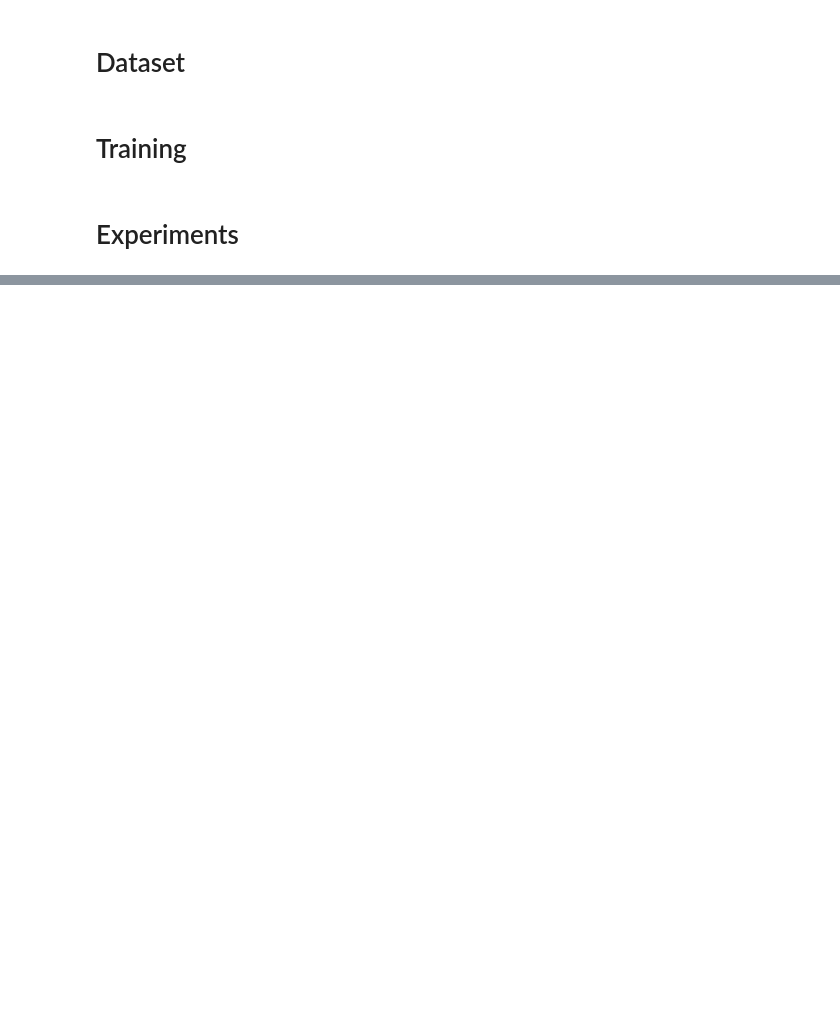
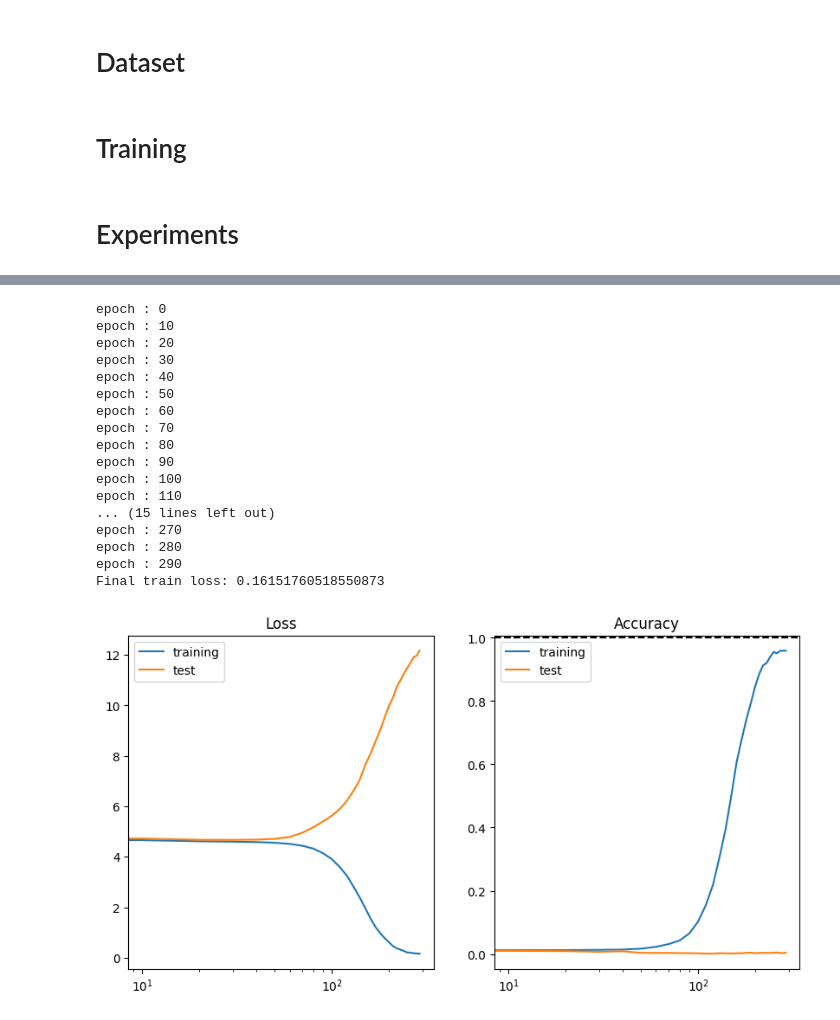
Before and after one commit to sydneyhauke/ML_proj2, a Jupyter notebook: diego.ipynb, the cells around one changed output, grey strips where cells are left out. Cells and saved outputs as stored; diff of their text form; code cells hidden in the pictures; blank space fills up the shorter version.

```diff
--- a/diego.ipynb
+++ b/diego.ipynb
@@ -138,0 +179,37 @@ logs.plot()
+# %%
+data_x, data_y = create_dataset(lambda x, y: (x - y) % group_size, group_size)
+data_sub = split_dataset(data_x, data_y, split)
+
+model_sub = Transformer(
+    voc_size=group_size,
+    embedding_size=dmodel,
+    depth=2,
+    heads=4,
+    # pos_encoder=torch.eye(2, dmodel),
+    mlp_dims=[4 * dmodel],
+).to(device)
+optimizer_sub = torch.optim.AdamW(model_sub.parameters(), lr=lr, weight_decay=wd)
+
+logs_sub = TrainingLog()
+train(epochs, model_sub, optimizer_sub, data_sub, logs_sub)
+print(f"Final train loss: {logs_sub.train_losses[-1]}")
+logs_sub.plot()
+# %% [output]
+epoch : 0
+epoch : 10
+epoch : 20
+epoch : 30
+epoch : 40
+epoch : 50
+epoch : 60
+epoch : 70
+epoch : 80
+epoch : 90
+epoch : 100
+epoch : 110
+... (15 lines left out)
+epoch : 270
+epoch : 280
+epoch : 290
+Final train loss: 0.16151760518550873
+[figure, added]
```
Also changed, not shown: parts of 20 cells of this notebook, 3 other files.
